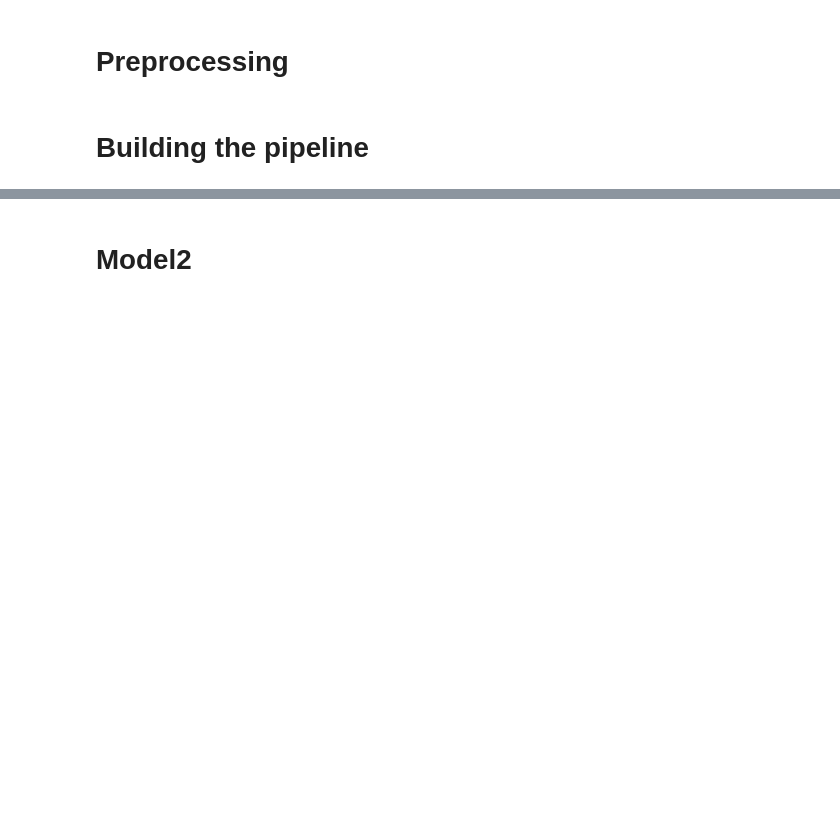
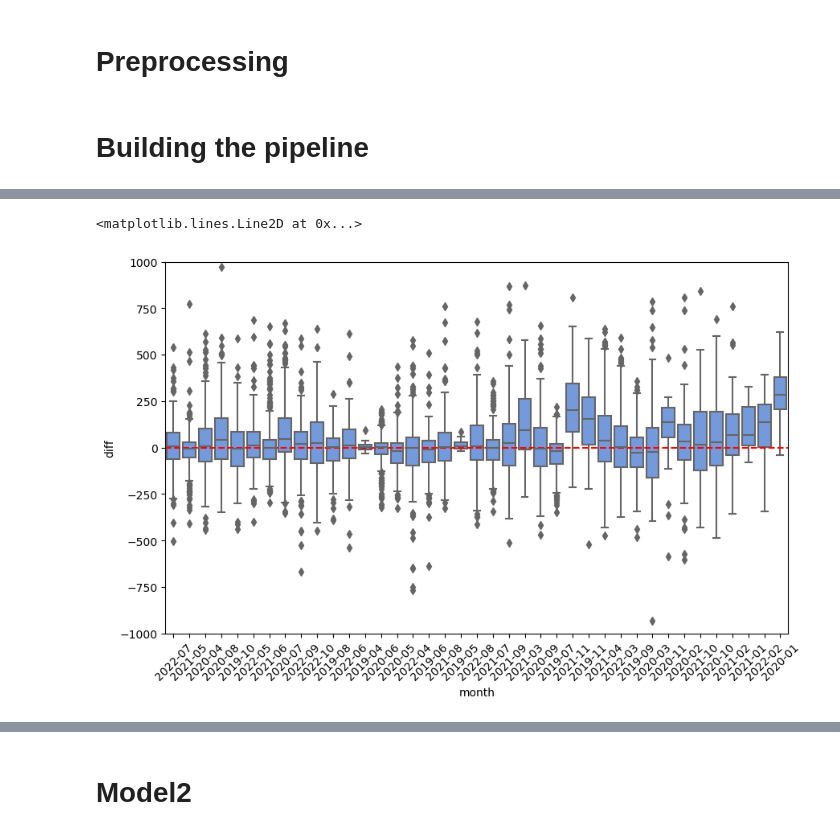
Before and after one commit to CristianoGambirasio/MLProjectNTNU, a Jupyter notebook: XGBOOST.ipynb, the cells around one changed output, grey strips where cells are left out. Saved outputs shown, nothing was run; the diff lists cells and outputs as text; code cells hidden in the pictures; blank space fills up the shorter version.

```diff
--- a/XGBOOST.ipynb
+++ b/XGBOOST.ipynb
@@ -232,0 +350,10 @@ y_pred.to_csv('XGBOOST_zeroed_non_standardized.csv', header=True, index=False)
+# %%
+plt.figure(figsize=(10, 6))
+ax = plt.gca()
+ax.tick_params(axis='x', rotation=45)
+ax.set_ylim([-1000, 1000])
+sns.boxplot(data=Xy_o[Xy_o.m1_pred > 800], x='month', y='diff',color='cornflowerblue', ax=ax)
+ax.axhline(y=0, color='red', linestyle='--')
+# %% [output]
+<matplotlib.lines.Line2D at 0x...>
+[figure, added]
```
Also changed, not shown: parts of 50 cells of this notebook.
